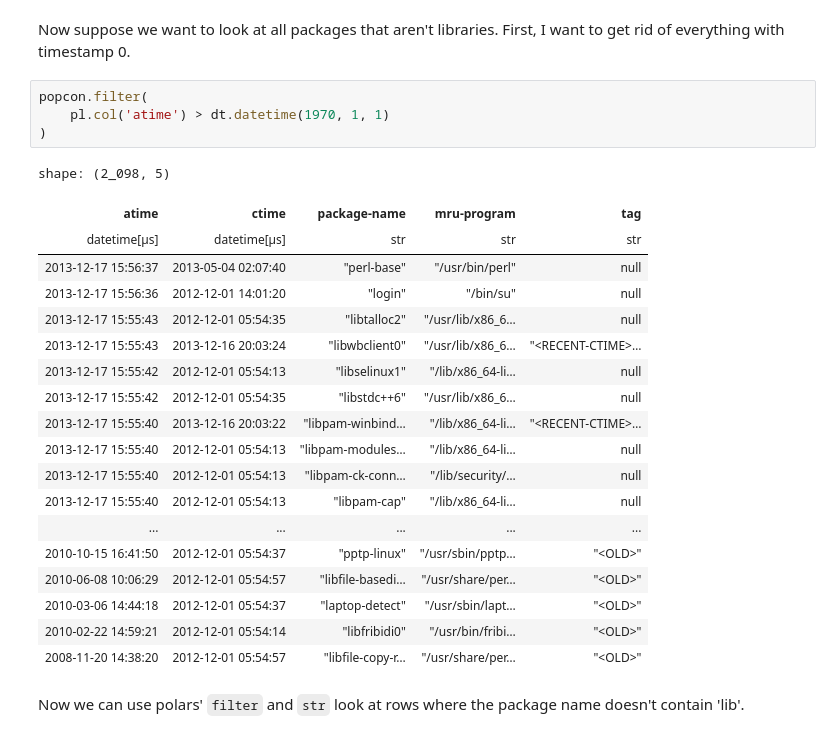
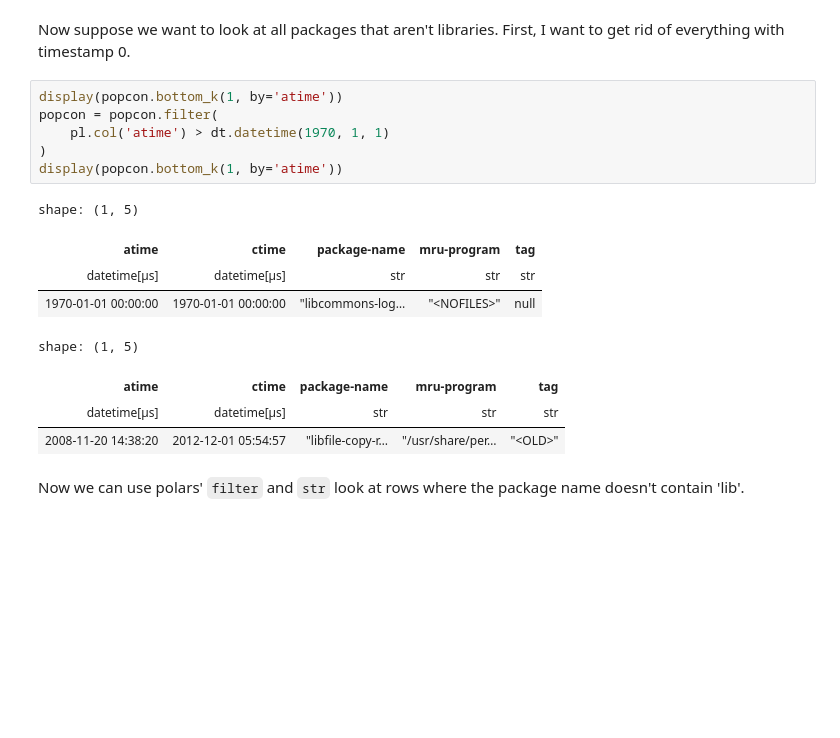
Before and after one commit to escobar-west/pandas-cookbook, a Jupyter notebook: cookbook_polars/Chapter 8 - How to deal with timestamps.ipynb, the cells around one changed output. Drawn from its saved outputs; the diff is of its cells as text; blank space fills up the shorter version.

```diff
--- a/cookbook_polars/Chapter 8 - How to deal with timestamps.ipynb
+++ b/cookbook_polars/Chapter 8 - How to deal with timestamps.ipynb
@@ -55,29 +55,20 @@ shape: (5, 5)
 # %% [markdown]
 Now suppose we want to look at all packages that aren't libraries. First, I want to get rid of everything with timestamp 0.
 # %%
-popcon.filter(
+display(popcon.bottom_k(1, by='atime'))
+popcon = popcon.filter(
     pl.col('atime') > dt.datetime(1970, 1, 1)
 )
+display(popcon.bottom_k(1, by='atime'))
 # %% [output]
-shape: (2_098, 5)
+shape: (1, 5)
 | atime | ctime | package-name | mru-program | tag |
 | datetime[μs] | datetime[μs] | str | str | str |
-| 2013-12-17 15:56:37 | 2013-05-04 02:07:40 | "perl-base" | "/usr/bin/perl" | null |
-| 2013-12-17 15:56:36 | 2012-12-01 14:01:20 | "login" | "/bin/su" | null |
-| 2013-12-17 15:55:43 | 2012-12-01 05:54:35 | "libtalloc2" | "/usr/lib/x86_6… | null |
-| 2013-12-17 15:55:43 | 2013-12-16 20:03:24 | "libwbclient0" | "/usr/lib/x86_6… | "<RECENT-CTIME>… |
-| 2013-12-17 15:55:42 | 2012-12-01 05:54:13 | "libselinux1" | "/lib/x86_64-li… | null |
-| 2013-12-17 15:55:42 | 2012-12-01 05:54:35 | "libstdc++6" | "/usr/lib/x86_6… | null |
-| 2013-12-17 15:55:40 | 2013-12-16 20:03:22 | "libpam-winbind… | "/lib/x86_64-li… | "<RECENT-CTIME>… |
-| 2013-12-17 15:55:40 | 2012-12-01 05:54:13 | "libpam-modules… | "/lib/x86_64-li… | null |
-| 2013-12-17 15:55:40 | 2012-12-01 05:54:13 | "libpam-ck-conn… | "/lib/security/… | null |
-| 2013-12-17 15:55:40 | 2012-12-01 05:54:13 | "libpam-cap" | "/lib/x86_64-li… | null |
-| ... | ... | ... | ... | ... |
-| 2010-10-15 16:41:50 | 2012-12-01 05:54:37 | "pptp-linux" | "/usr/sbin/pptp… | "<OLD>" |
-| 2010-06-08 10:06:29 | 2012-12-01 05:54:57 | "libfile-basedi… | "/usr/share/per… | "<OLD>" |
-| 2010-03-06 14:44:18 | 2012-12-01 05:54:37 | "laptop-detect" | "/usr/sbin/lapt… | "<OLD>" |
-| 2010-02-22 14:59:21 | 2012-12-01 05:54:14 | "libfribidi0" | "/usr/bin/fribi… | "<OLD>" |
-| 2008-11-20 14:38:20 | 2012-12-01 05:54:57 | "libfile-copy-r… | "/usr/share/per… | "<OLD>" |
+| 1970-01-01 00:00:00 | 1970-01-01 00:00:00 | "libcommons-log… | "<NOFILES>" | null |
+shape: (1, 5)
+| atime | ctime | package-name | mru-program | tag |
+| datetime[μs] | datetime[μs] | str | str | str |
+| 2008-11-20 14:38:20 | 2012-12-01 05:54:57 | "libfile-copy-r… | "/usr/share/per… | "<OLD>" |
 # %% [markdown]
 Now we can use polars' `filter` and `str` look at rows where the package name doesn't contain 'lib'.
 # %%
```
Also changed, not shown: 8 other files.
